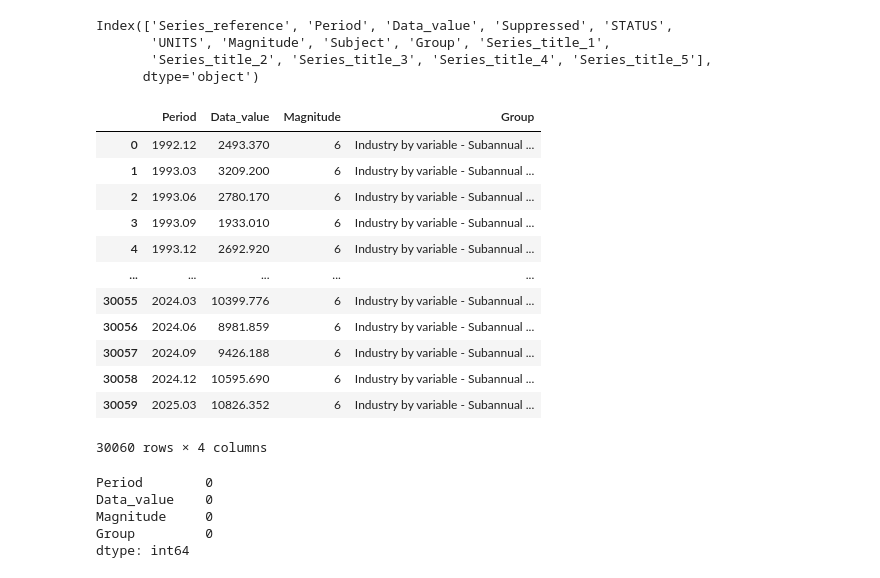
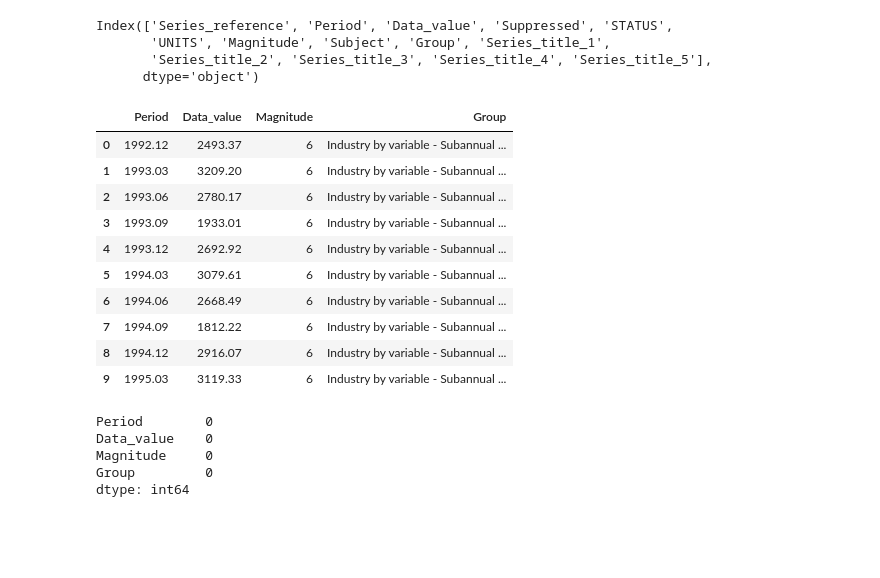
Before and after one commit to Ezekiat/formation, a Jupyter notebook: Untitled Folder/formation.ipynb, the cells around one changed output. Drawn from its saved outputs; the diff is of its cells as text; code cells hidden in the pictures; blank space fills up the shorter version.

```diff
--- a/Untitled Folder/formation.ipynb
+++ b/Untitled Folder/formation.ipynb
@@ -42,21 +42,19 @@ Index(['Series_reference', 'Period', 'Data_value', 'Suppressed', 'STATUS',
       dtype='object')
 # %%
 df = df[['Period','Data_value','Magnitude','Group']]
-df
+df.head(10)
 # %% [output]
 |  | Period | Data_value | Magnitude | Group |
-| 0 | 1992.12 | 2493.370 | 6 | Industry by variable - Subannual ... |
-| 1 | 1993.03 | 3209.200 | 6 | Industry by variable - Subannual ... |
-| 2 | 1993.06 | 2780.170 | 6 | Industry by variable - Subannual ... |
-| 3 | 1993.09 | 1933.010 | 6 | Industry by variable - Subannual ... |
-| 4 | 1993.12 | 2692.920 | 6 | Industry by variable - Subannual ... |
-| ... | ... | ... | ... | ... |
-| 30055 | 2024.03 | 10399.776 | 6 | Industry by variable - Subannual ... |
-| 30056 | 2024.06 | 8981.859 | 6 | Industry by variable - Subannual ... |
-| 30057 | 2024.09 | 9426.188 | 6 | Industry by variable - Subannual ... |
-| 30058 | 2024.12 | 10595.690 | 6 | Industry by variable - Subannual ... |
-| 30059 | 2025.03 | 10826.352 | 6 | Industry by variable - Subannual ... |
+| 0 | 1992.12 | 2493.37 | 6 | Industry by variable - Subannual ... |
+| 1 | 1993.03 | 3209.20 | 6 | Industry by variable - Subannual ... |
+| 2 | 1993.06 | 2780.17 | 6 | Industry by variable - Subannual ... |
+| 3 | 1993.09 | 1933.01 | 6 | Industry by variable - Subannual ... |
+| 4 | 1993.12 | 2692.92 | 6 | Industry by variable - Subannual ... |
+| 5 | 1994.03 | 3079.61 | 6 | Industry by variable - Subannual ... |
+| 6 | 1994.06 | 2668.49 | 6 | Industry by variable - Subannual ... |
+| 7 | 1994.09 | 1812.22 | 6 | Industry by variable - Subannual ... |
+| 8 | 1994.12 | 2916.07 | 6 | Industry by variable - Subannual ... |
+| 9 | 1995.03 | 3119.33 | 6 | Industry by variable - Subannual ... |
-30060 rows × 4 columns
 # %%
 df.isnull().sum()
 # %% [output]
```
Also changed, not shown: parts of 25 cells of this notebook.
